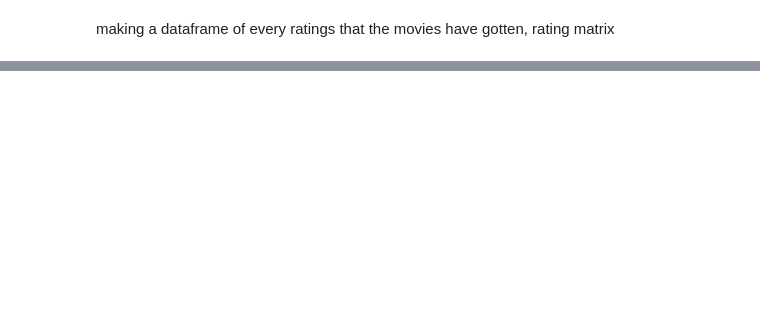
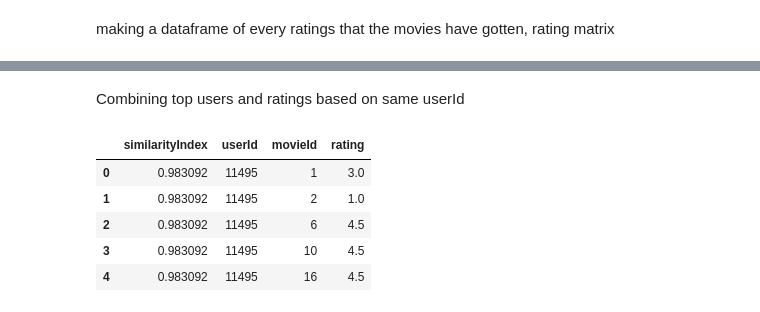
Before and after one commit to Rajputprashantsingh/EDA_Projects-, a Jupyter notebook: Movie_Recommendation/movie_recomm.ipynb, the cells around one changed output, grey strips where cells are left out. Cells and saved outputs as stored; diff of their text form; code cells hidden in the pictures; blank space fills up the shorter version.

```diff
--- a/Movie_Recommendation/movie_recomm.ipynb
+++ b/Movie_Recommendation/movie_recomm.ipynb
@@ -375,0 +425,27 @@ userSubset.head()
+# %%
+#Store the Pearson Correlation in a dictionary, where the key is the user Id and the value is the coefficient
+pearsonCorrelationDict = {}
+
+#For every user in every group in our subset
+for name, group in userSubsetGroup:
+    #sort by movieid
+    group = group.sort_values(by='movieId')
+    inputMovies = inputMovies.sort_values(by='movieId')
+    #Get the N for the formula, caculating how many common movies they have
+    nRatings = len(group)
+    #Get the review scores for the movies that they both have in common
+    temp_df = inputMovies[inputMovies['movieId'].isin(group['movieId'].tolist())]
+    #And then store them in a temporary buffer variable in a list format to facilitate future calculations
+    tempRatingList = temp_df['rating'].tolist()
+    # current user group reviews in a list format
+    tempGroupList = group['rating'].tolist()
+    #pearson correlation formula
+    Sxx = sum([i**2 for i in tempRatingList]) - pow(sum(tempRatingList),2)/float(nRatings)
+    Syy = sum([i**2 for i in tempGroupList]) - pow(sum(tempGroupList),2)/float(nRatings)
+    Sxy = sum( i*j for i, j in zip(tempRatingList, tempGroupList)) - sum(tempRatingList)*sum(tempGroupList)/float(nRatings)
+
+    #checking not to have 0 in base and devide to complete the formula
+    if Sxx != 0 and Syy != 0:
+        pearsonCorrelationDict[name] = Sxy/sqrt(Sxx*Syy)
+    else:
+        pearsonCorrelationDict[name] = 0
@@ -375,0 +501,12 @@ userSubset.head()
+# %% [markdown]
+Combining top users and ratings based on same userId
+# %%
+topUsersRating=topUsers.merge(ratings, left_on='userId', right_on='userId', how='inner')
+topUsersRating.head()
+# %% [output]
+|  | similarityIndex | userId | movieId | rating |
+| 0 | 0.983092 | 11495 | 1 | 3.0 |
+| 1 | 0.983092 | 11495 | 2 | 1.0 |
+| 2 | 0.983092 | 11495 | 6 | 4.5 |
+| 3 | 0.983092 | 11495 | 10 | 4.5 |
+| 4 | 0.983092 | 11495 | 16 | 4.5 |
```
Also changed, not shown: parts of 24 cells of this notebook.
